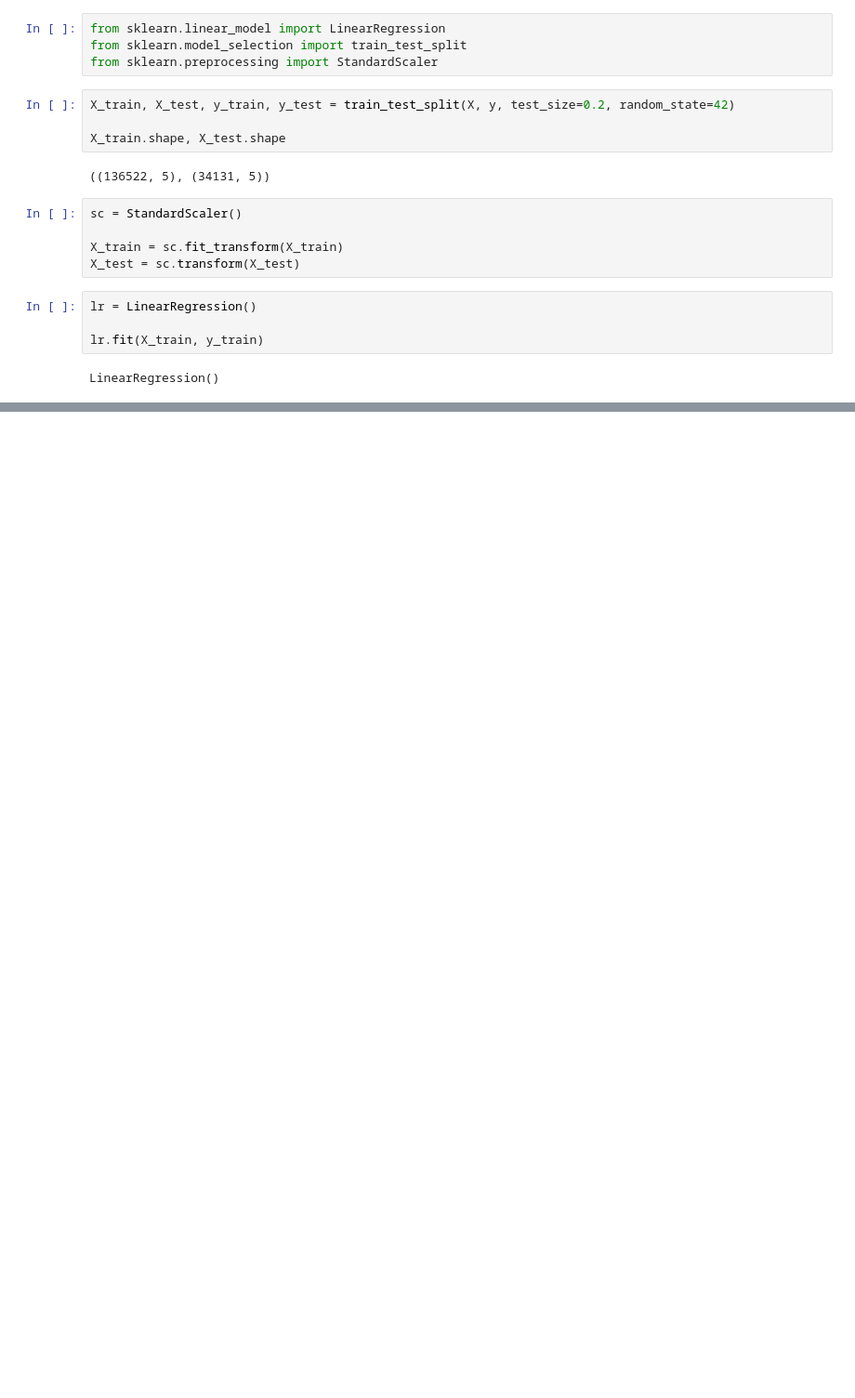
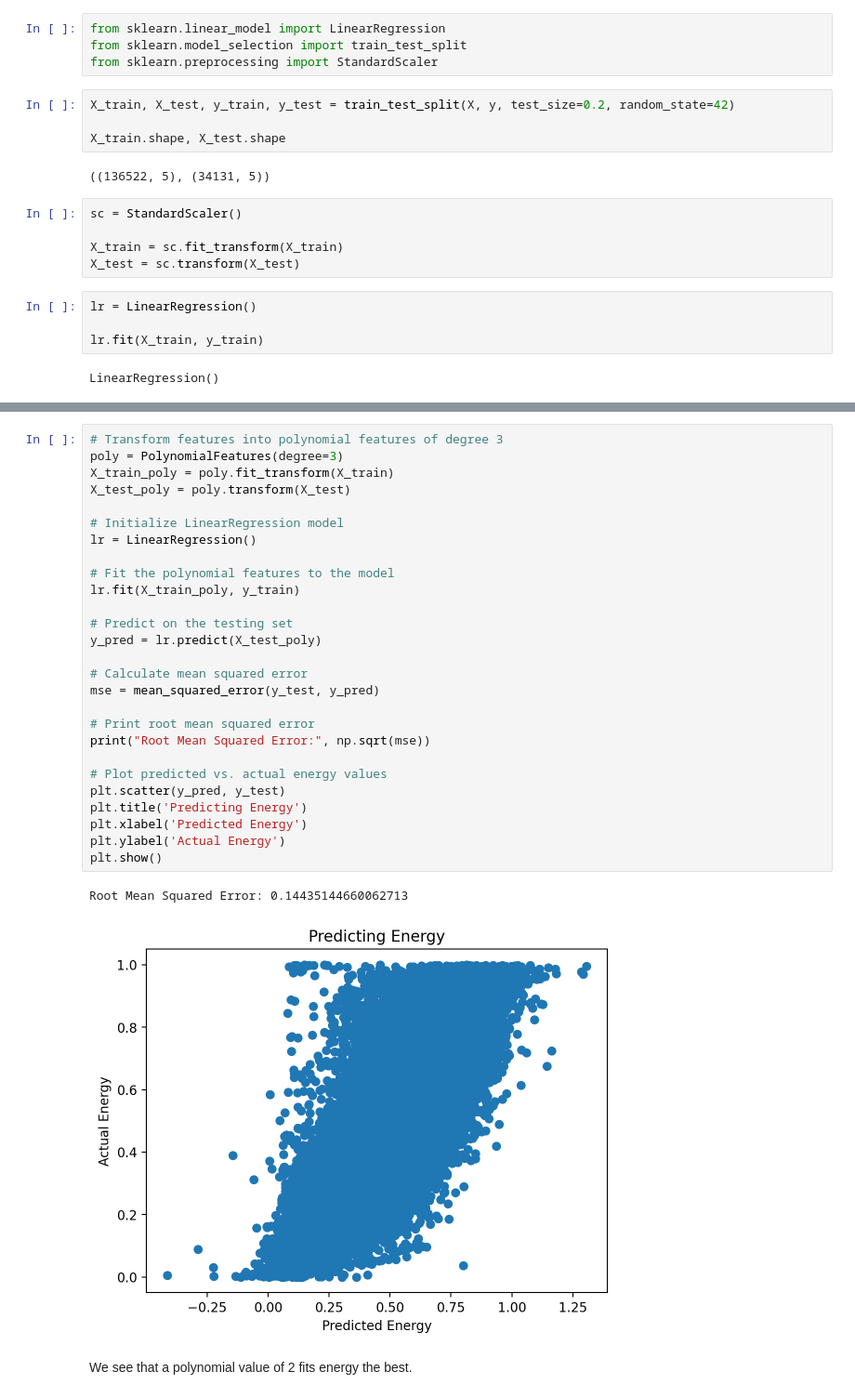
Before and after one commit to brianellis1997/Music_Generation, a Jupyter notebook: Popularity_Model.ipynb, the cells around one changed output, grey strips where cells are left out. Shown: that part at 93% size. Cells and saved outputs as stored; diff of their text form; blank space fills up the shorter version.

```diff
--- a/Popularity_Model.ipynb
+++ b/Popularity_Model.ipynb
@@ -333,0 +434,32 @@ plt.scatter(y_pred, y_test)
+# %%
+# Transform features into polynomial features of degree 3
+poly = PolynomialFeatures(degree=3)
+X_train_poly = poly.fit_transform(X_train)
+X_test_poly = poly.transform(X_test)
+
+# Initialize LinearRegression model
+lr = LinearRegression()
+
+# Fit the polynomial features to the model
+lr.fit(X_train_poly, y_train)
+
+# Predict on the testing set
+y_pred = lr.predict(X_test_poly)
+
+# Calculate mean squared error
+mse = mean_squared_error(y_test, y_pred)
+
+# Print root mean squared error
+print("Root Mean Squared Error:", np.sqrt(mse))
+
+# Plot predicted vs. actual energy values
+plt.scatter(y_pred, y_test)
+plt.title('Predicting Energy')
+plt.xlabel('Predicted Energy')
+plt.ylabel('Actual Energy')
+plt.show()
+# %% [output]
+Root Mean Squared Error: 0.14435144660062713
+[figure, added]
+# %% [markdown]
+We see that a polynomial value of 2 fits energy the best.
```
Also changed, not shown: parts of 13 cells of this notebook.
